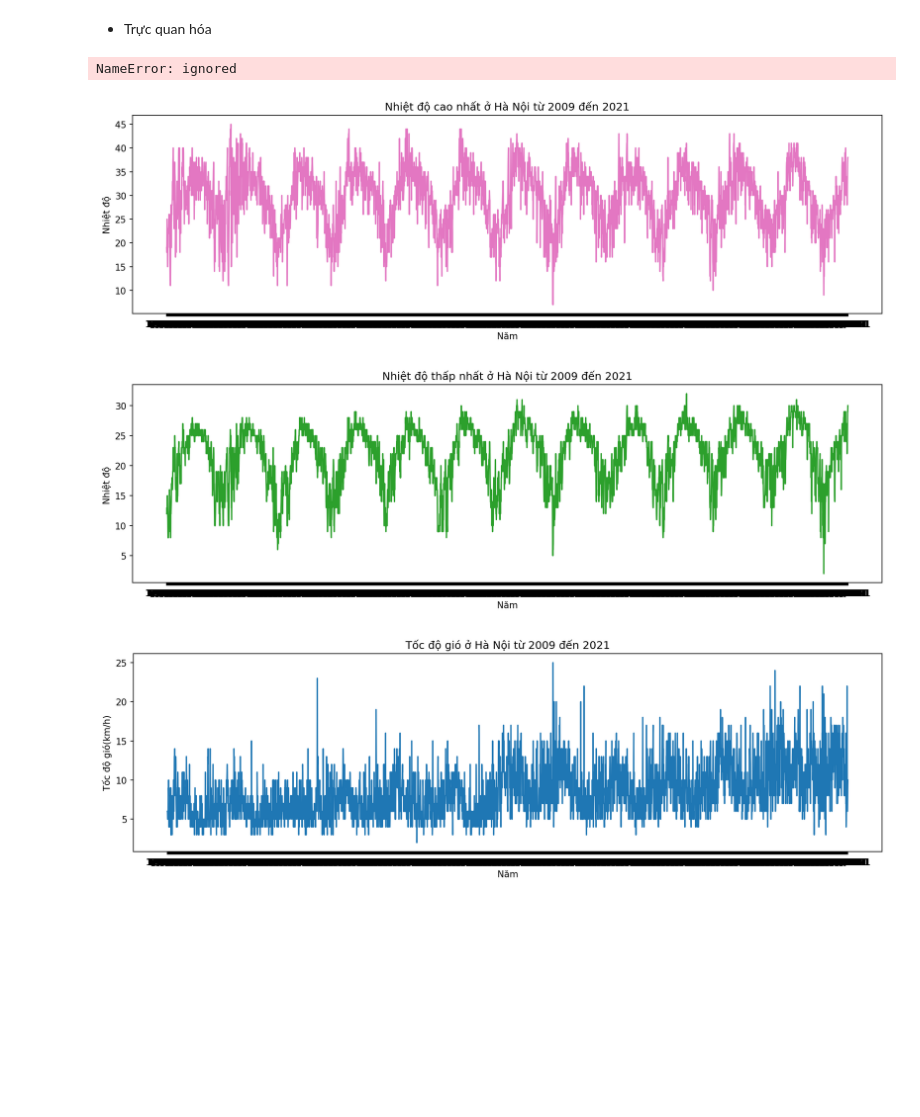
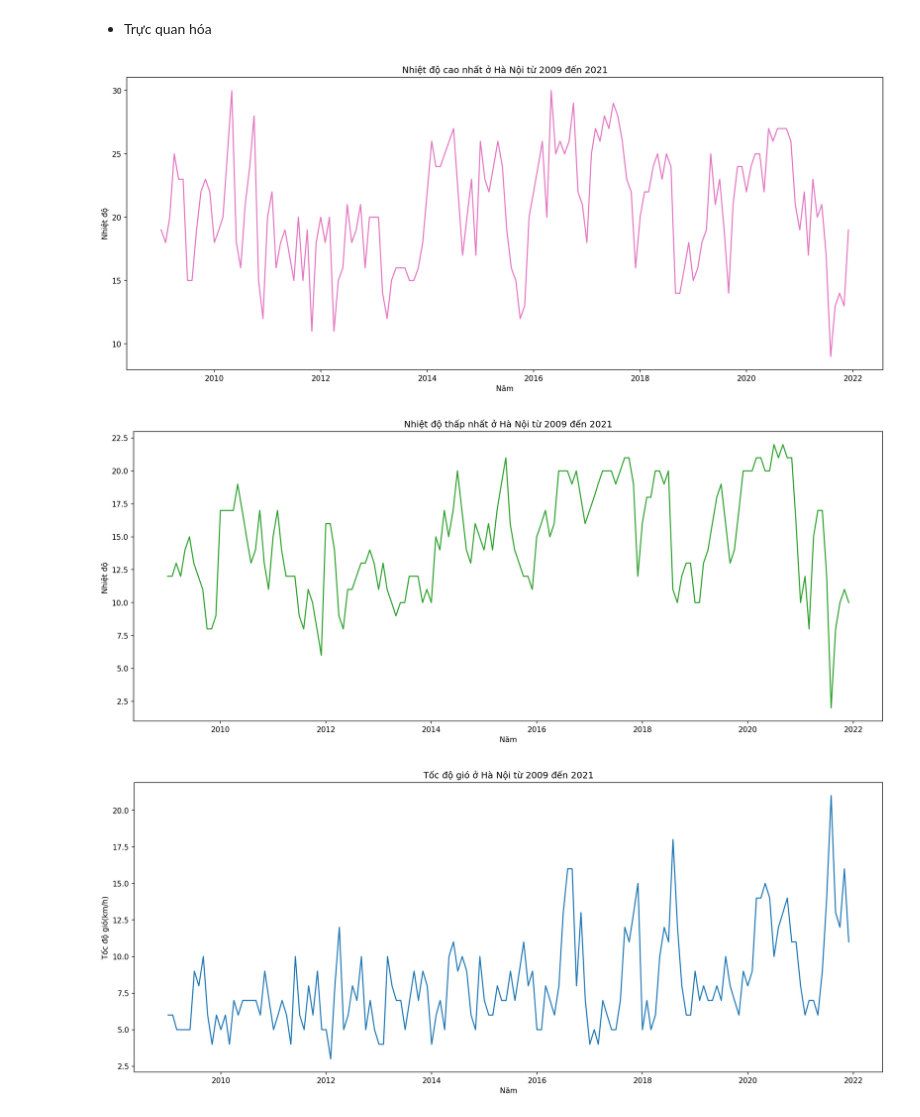
Before and after one commit to Truomghoccode/Bai-Tap-Lon, a Jupyter notebook: Climate_data_analysis.ipynb, the cells around one changed output. Cells and saved outputs as stored; diff of their text form; code cells hidden in the pictures; blank space fills up the shorter version.

```diff
--- a/Climate_data_analysis.ipynb
+++ b/Climate_data_analysis.ipynb
@@ -5,5 +5,10 @@
 import numpy as np
 import pandas as pd
 import matplotlib.pyplot as plt
+import seaborn as sns
+import glob
+import urllib.request
+import xarray as xr
+plt.rcParams.update({'figure.figsize': (10, 7), 'figure.dpi': 120})
 # %%
 df = pd.read_csv('Data.csv')
@@ -19,43 +104,36 @@ NameError: ignored
+# %%
+df = df.drop_duplicates(subset=['year','month'])
+df2 = df.pivot(index='month',columns='year' , values = 'max')
 # %% [markdown]
  * Trực quan hóa
-# %%
-df.columns = ['date']
-df['date'] = pd.to_datetime(df['date'])
-df['year'] = df.date.dt.year
-df['month'] = df.date.dt.month
-df['day'] = df.date.dt.day
-years = df['year'].unique()
-df.head(15)
-# %% [output]
-NameError: ignored
 # %%
 def plot_df(df, x,y, title="", xlabel='Năm', ylabel='Nhiệt độ', dpi=150, color="blue"):
-    plt.figure(figsize=(15,4), dpi=dpi)
+    plt.figure(figsize=(18,7), dpi=dpi)
     plt.plot(x, y, color=color)
     plt.gca().set(title=title, xlabel=xlabel, ylabel=ylabel)
     plt.show()
 
 plot_df(df,x=df['date'], y=df['max'], title='Nhiệt độ cao nhất ở Hà Nội từ 2009 đến 2021', color="tab:pink")
 # %% [output]
-[figure, old version]
+[figure, new version]
 # %%
 def plot_df(df, x,y, title="", xlabel='Năm', ylabel='Nhiệt độ ', dpi=150, color="blue"):
-    plt.figure(figsize=(15,4), dpi=dpi)
+    plt.figure(figsize=(18,7), dpi=dpi)
     plt.plot(x, y, color=color)
     plt.gca().set(title=title, xlabel=xlabel, ylabel=ylabel)
     plt.show()
 
 plot_df(df,x=df['date'], y=df['min'], title='Nhiệt độ thấp nhất ở Hà Nội từ 2009 đến 2021', color="tab:green")
 # %% [output]
-[figure, old version]
+[figure, new version]
 # %%
 def plot_df(df, x,y, title="", xlabel='Năm', ylabel='Tốc độ gió(km/h)', dpi=150, color="blue"):
-    plt.figure(figsize=(15,4), dpi=dpi)
+    plt.figure(figsize=(18,7), dpi=dpi)
     plt.plot(x, y, color=color)
     plt.gca().set(title=title, xlabel=xlabel, ylabel=ylabel)
     plt.show()
 
 plot_df(df,x=df['date'], y=df['wind'], title='Tốc độ gió ở Hà Nội từ 2009 đến 2021', color="tab:blue")
 # %% [output]
-[figure, old version]
+[figure, new version]
 # %%
```
Also changed, not shown: parts of 20 cells of this notebook.
